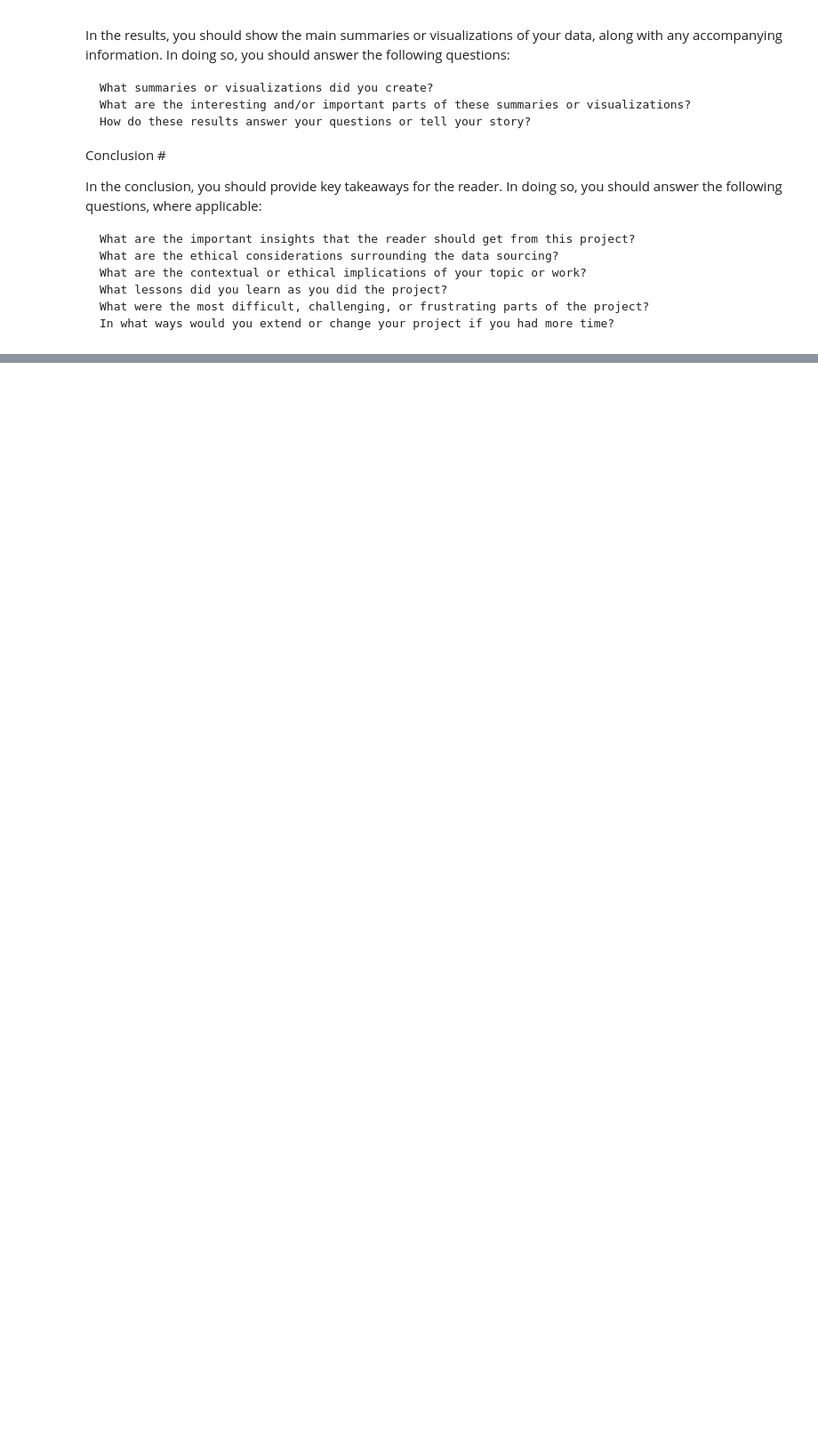
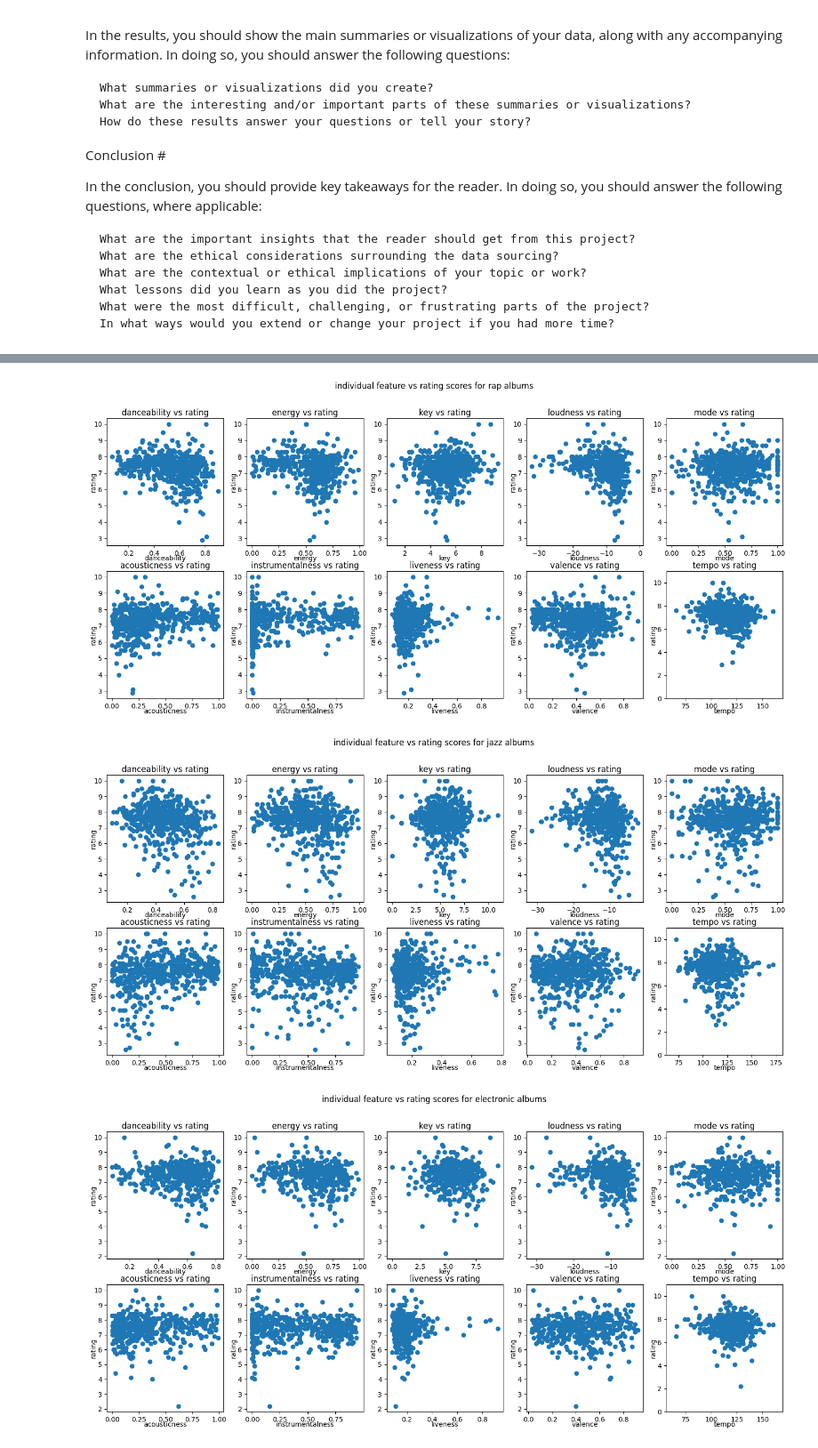
Before and after one commit to olincollege/pitchfork-bias-finder, a Jupyter notebook: pitchfork_bias_finder.ipynb, the cells around one changed output, grey strips where cells are left out. Shown at 89% size. Saved outputs shown, nothing was run; the diff lists cells and outputs as text; code cells hidden in the pictures; blank space fills up the shorter version.

```diff
--- a/pitchfork_bias_finder.ipynb
+++ b/pitchfork_bias_finder.ipynb
@@ -137,0 +98,74 @@ metal
+# %%
+import pandas as pd
+import glob
+import matplotlib.pyplot as plt
+
+# The folder our data we are visualizing comes from.
+FOLDER_PATH = 'data_final/'
+# The list of features we are looking at for each album.
+FEATURES = [
+    "danceability",
+    "energy",
+    "key",
+    "loudness",
+    "mode",
+    "acousticness",
+    "instrumentalness",
+    "liveness",
+    "valence",
+    "tempo"
+]
+
+# Loops through each file in the folder "data_final/"
+for file_path in glob.glob(FOLDER_PATH + "*.csv"):
+    # Removes unneccessary elements of the string that don't contain information
+    # about the genre.
+    genre = file_path[11:-10]
+    # Create dataframe from one of the csv files of a genre of Pitchfork albums.
+    df = pd.read_csv(file_path)
+    # Creates ten subplots that will be used to visualize graphs of ratings vs
+    # features for each of the genres.
+    _, axs = plt.subplots(2, 5, figsize = (18,7.5))
+    # Title each of the subplots.
+    plt.suptitle(f"individual feature vs rating scores for {genre} albums")
+    # The row the scatterplot will be graphed on.
+    row = 0
+    # The column the scatterplot will be graphed on.
+    column = 0
+    # Loops through each feature of an album.
+    for _, feature in enumerate(FEATURES):
+        # Create a scatterplot where each dot represents an album and the
+        # corresponding feature of that album.
+        axs[row][column].scatter(df[feature], df["rating"])
+        # xmin represents the lowest score an album received for a feature
+        # based upon the spotify API.
+        xmin = min(df[feature])
+        # xmax represents the highest score an album received for a feature
+        # based upon the spotify API.
+        xmax = max(df[feature])
+        # Include some extra space on the sides of the graph so our scatterplot
+        # looks cleaner.
+        margins = (xmax - xmin) / 10
+        # Use previously declared variables to set x axis limits of scatterplot.
+        plt.xlim((xmin - margins), (xmax + margins))
+        # y axis represents ratings and ratings can only be between 1 and 10.
+        plt.ylim(0,11)
+        # Set titles of each graph and move down slightly to avoid overlapping
+        # with x axis labels.
+        axs[row][column].set_title(f"{feature} vs rating", y = .99)
+        # Set x axis label and move up slightly to avoid overlapping with graph
+        # titles.
+        axs[row][column].set_xlabel(f"{feature}", labelpad = -3)
+        # Set y axis labels.
+        axs[row][column].set_ylabel("rating", labelpad = -5)
+        # Move onto the next column once finished.
+        column += 1
+        # Check if the end of the row has been reached.
+        if column > 4:
+            # If end of the row is reached, reset to beginning of next row.
+            column = 0
+            row += 1
+# %% [output]
+[figure, added]
+[figure, added]
+[figure, added]
```
Also changed, not shown: parts of 4 cells of this notebook.
